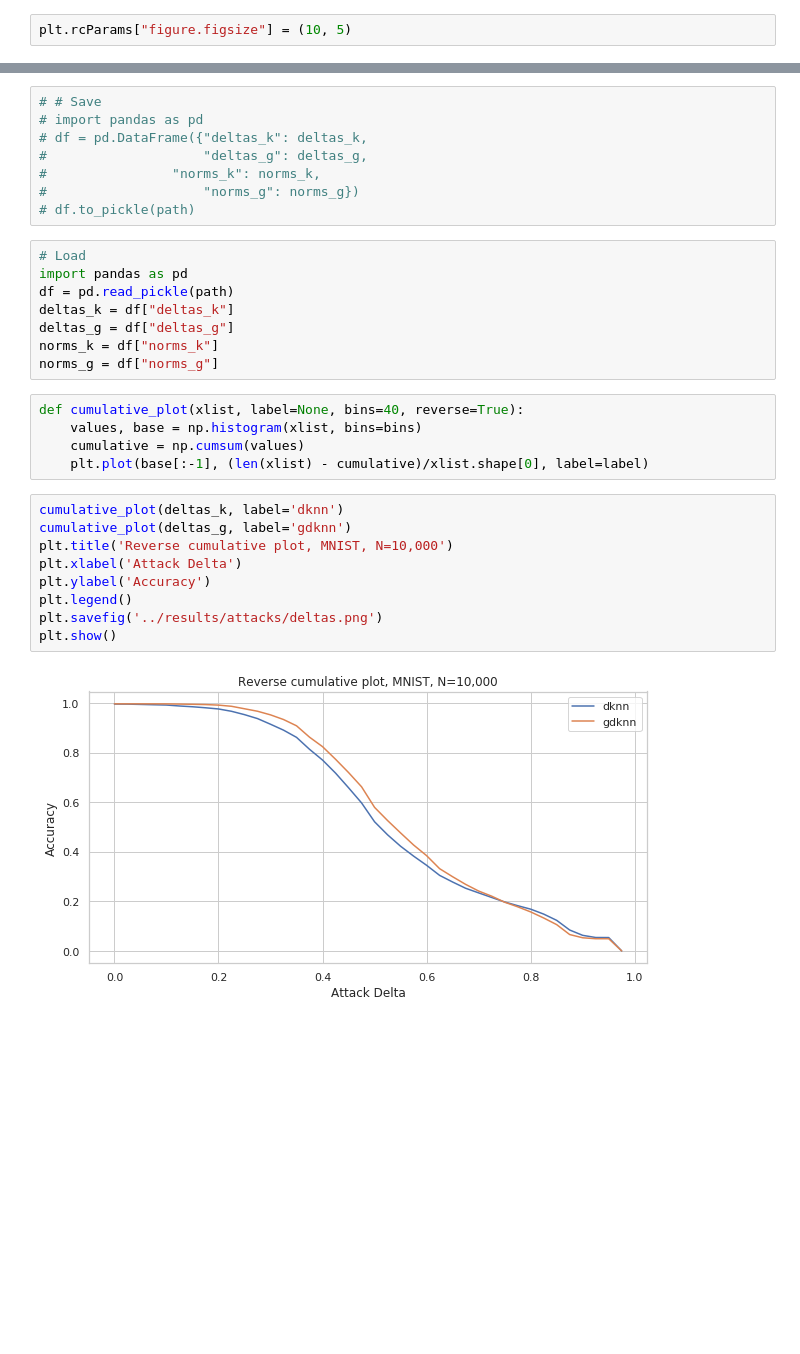
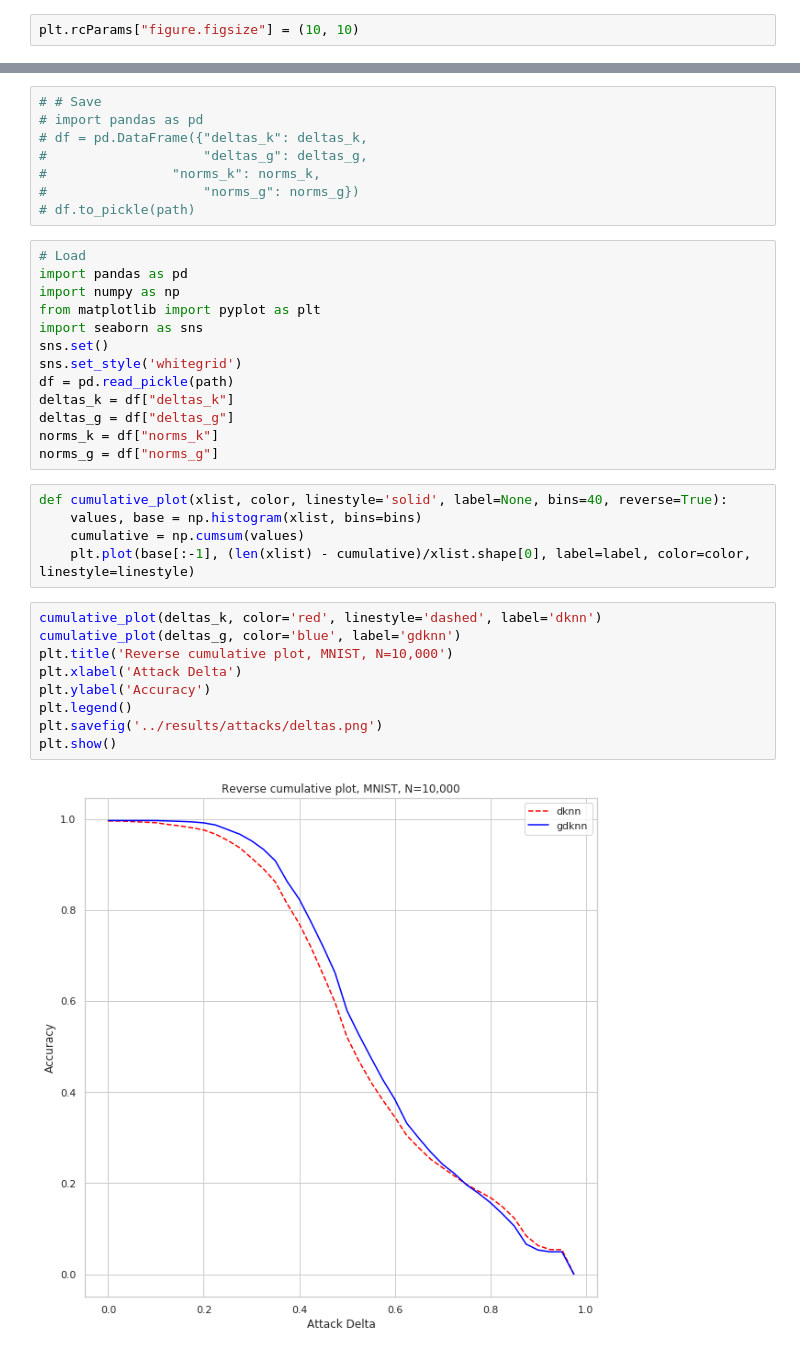
Before and after one commit to hopeliu20160622/dknn_geod, a Jupyter notebook: src/attack.ipynb, the cells around one changed output, grey strips where cells are left out. Cells and saved outputs as stored; diff of their text form; blank space fills up the shorter version.

Commit message:
changing plots

```diff
--- a/src/attack.ipynb
+++ b/src/attack.ipynb
@@ -14,7 +14,7 @@ from utils_experiment import get_data_dict, train_model
 from utils_attacks import get_deltas
 from dknn import DkNNModel
 # %%
-plt.rcParams["figure.figsize"] = (10, 5)
+plt.rcParams["figure.figsize"] = (10, 10)
 # %%
 mc = ModelConfig(config_file='../configs/config_mnist.yaml',
                  root_dir='../results/')
@@ -130,25 +130,30 @@ path = "../results/attacks/deltas_norms_nonarray.pkl"
 # %%
 # Load
 import pandas as pd
+import numpy as np
+from matplotlib import pyplot as plt
+import seaborn as sns
+sns.set()
+sns.set_style('whitegrid')
 df = pd.read_pickle(path)
 deltas_k = df["deltas_k"]
 deltas_g = df["deltas_g"]
 norms_k = df["norms_k"]
 norms_g = df["norms_g"]
 # %%
-def cumulative_plot(xlist, label=None, bins=40, reverse=True):
+def cumulative_plot(xlist, color, linestyle='solid', label=None, bins=40, reverse=True):
     values, base = np.histogram(xlist, bins=bins)
     cumulative = np.cumsum(values)
-    plt.plot(base[:-1], (len(xlist) - cumulative)/xlist.shape[0], label=label)
+    plt.plot(base[:-1], (len(xlist) - cumulative)/xlist.shape[0], label=label, color=color, linestyle=linestyle)
 # %%
-cumulative_plot(deltas_k, label='dknn')
-cumulative_plot(deltas_g, label='gdknn')
+cumulative_plot(deltas_k, color='red', linestyle='dashed', label='dknn')
+cumulative_plot(deltas_g, color='blue', label='gdknn')
 plt.title('Reverse cumulative plot, MNIST, N=10,000')
 plt.xlabel('Attack Delta')
 plt.ylabel('Accuracy')
 plt.legend()
 plt.savefig('../results/attacks/deltas.png')
 plt.show()
 # %% [output]
-[figure, old version]
+[figure, new version]
 # %%
```
Also changed, not shown: parts of 1 cell of this notebook, 2 other files.
